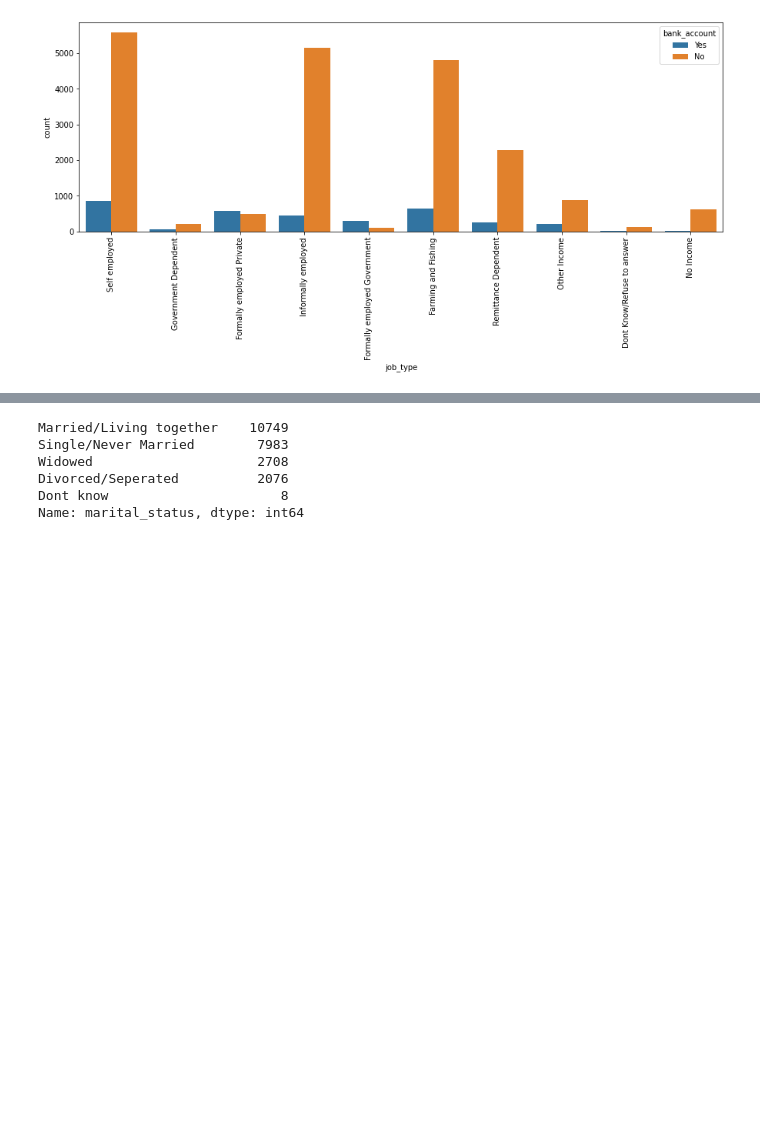
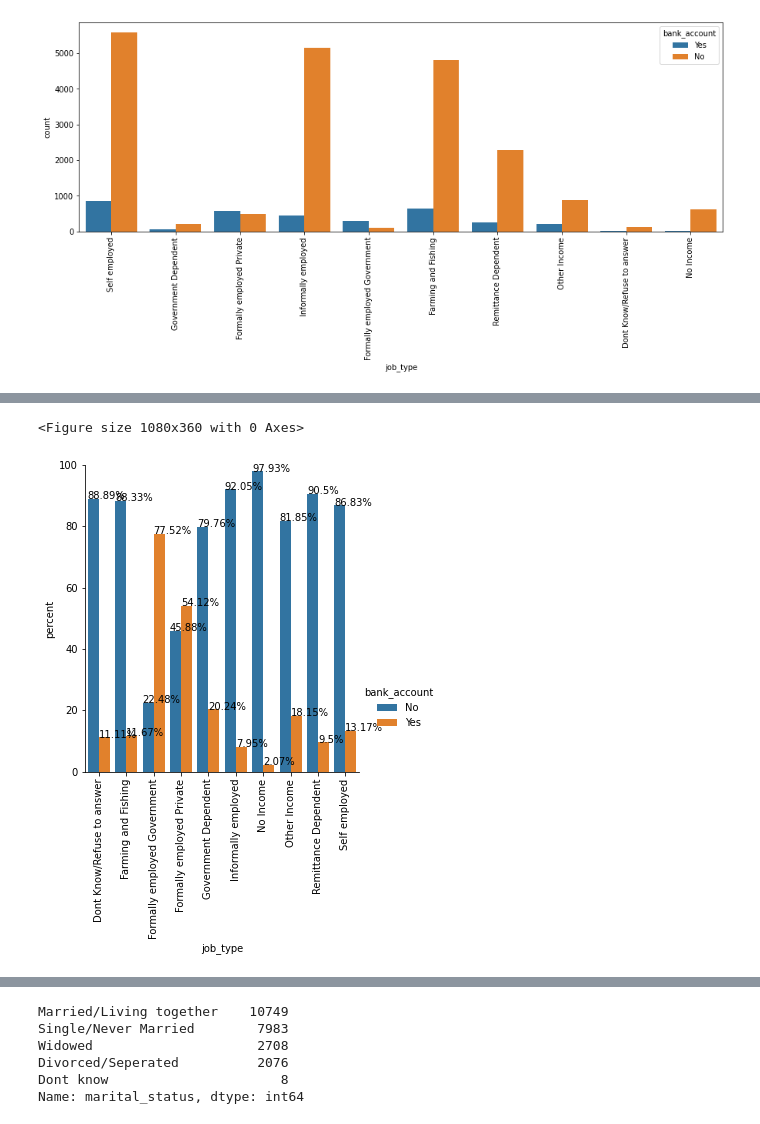
Before and after one commit to Leee-P/ML_project_2, a Jupyter notebook: Leon_workspace.ipynb, the cells around one changed output, grey strips where cells are left out. Saved outputs shown, nothing was run; the diff lists cells and outputs as text; code cells hidden in the pictures; blank space fills up the shorter version.

```diff
--- a/Leon_workspace.ipynb
+++ b/Leon_workspace.ipynb
@@ -134,0 +157,20 @@ plt.xticks(rotation=90);
+# %%
+plt.figure(figsize=(15,5))
+
+x,y = 'job_type', 'bank_account'
+
+df1 = df.groupby(x)[y].value_counts(normalize=True)
+df1 = df1.mul(100)
+df1 = df1.rename('percent').reset_index()
+
+g = sns.catplot(x=x,y='percent',hue=y,kind='bar',data=df1)
+g.ax.set_ylim(0,100)
+plt.xticks(rotation=90);
+for p in g.ax.patches:
+    txt = str(p.get_height().round(2)) + '%'
+    txt_x = p.get_x()
+    txt_y = p.get_height()
+    g.ax.text(txt_x,txt_y,txt)
+# %% [output]
+<Figure size 1080x360 with 0 Axes>
+[figure, added]
```
Also changed, not shown: parts of 11 cells of this notebook.
